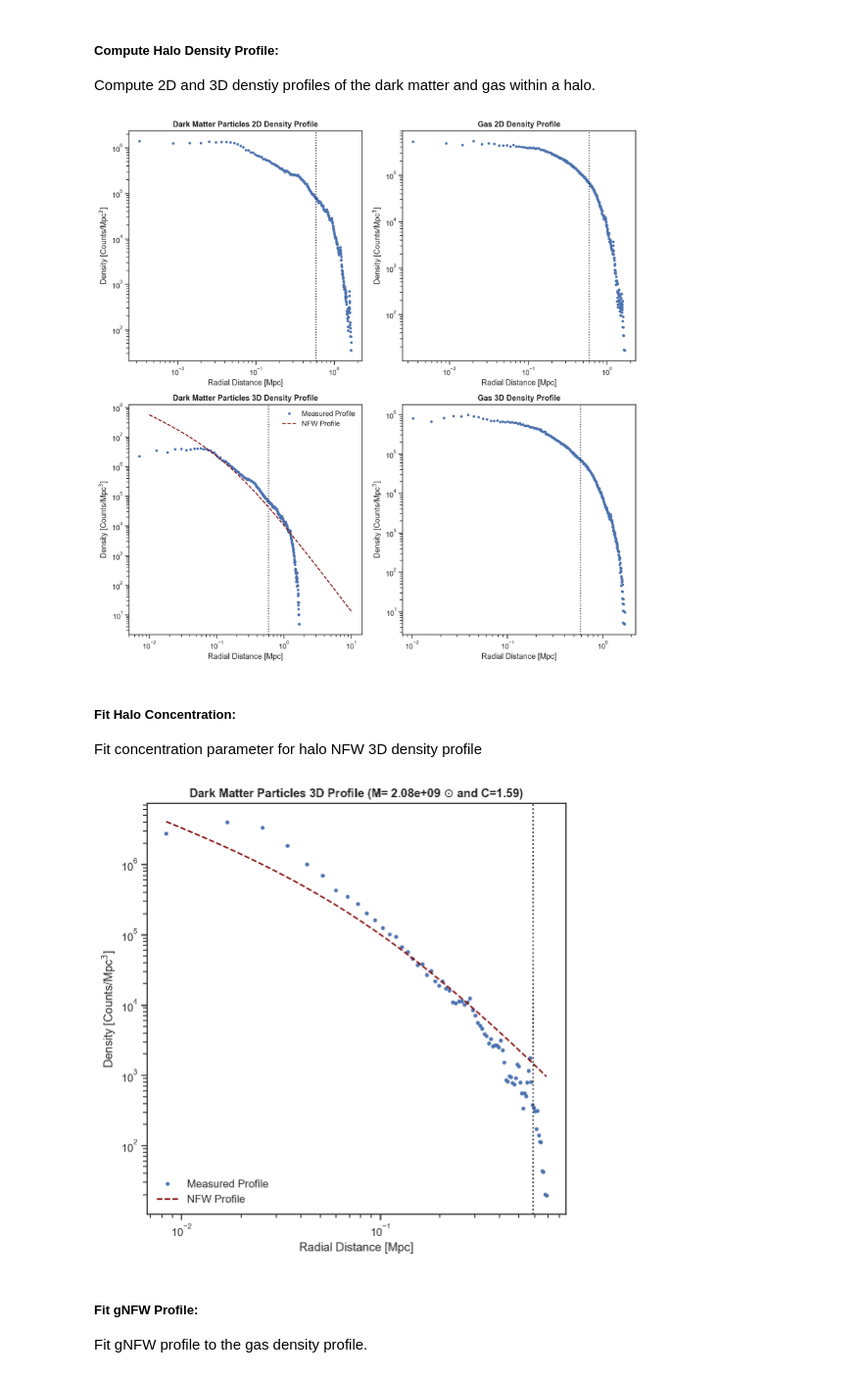
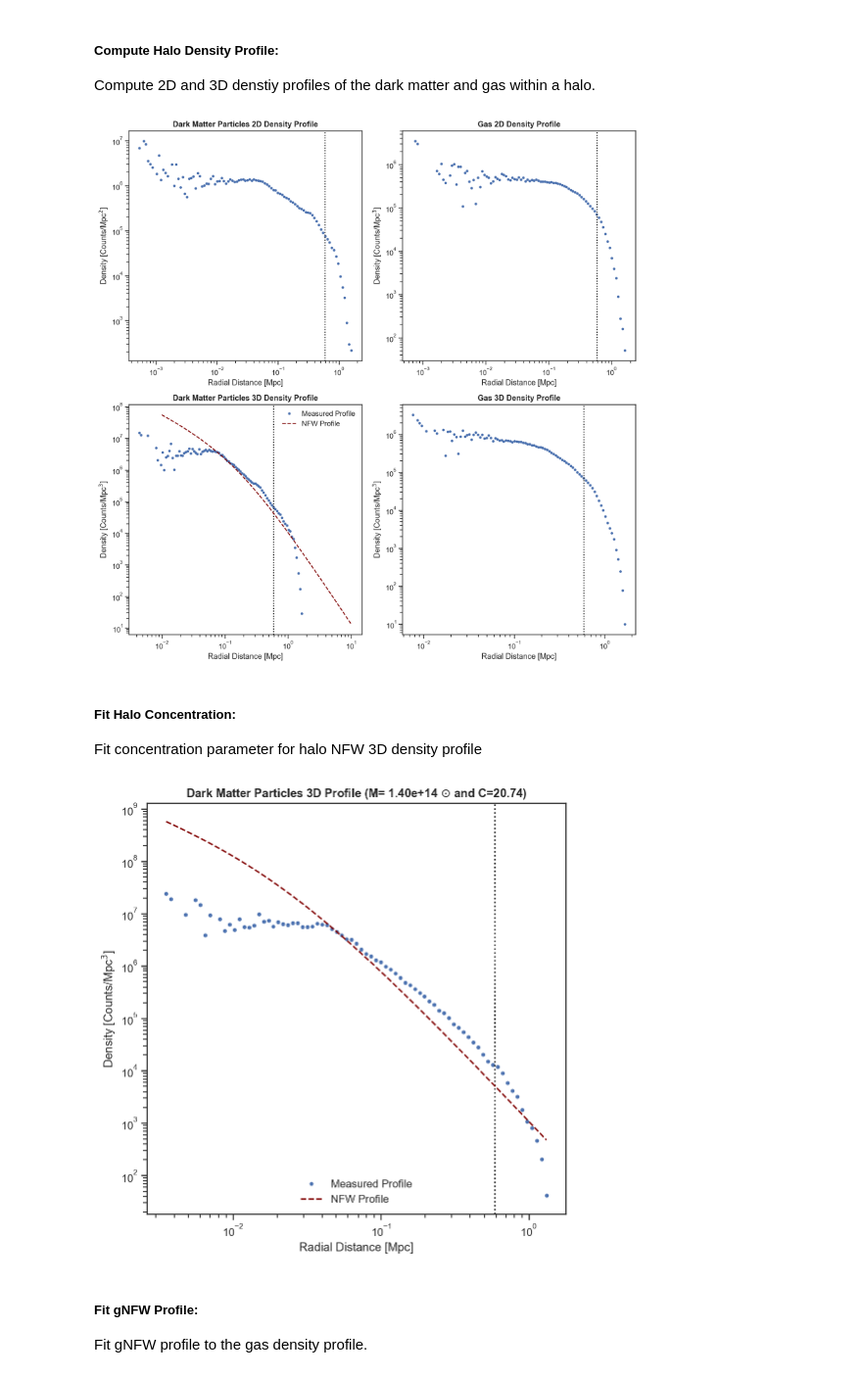
Before and after one commit to samgolds/tng-splashback-measurements, a Jupyter notebook: density_profile_measurements.ipynb, the cells around one changed output. Shown at 98% size. Drawn from its saved outputs; the diff is of its cells as text; code cells hidden in the pictures.

Commit message:
Logarithmic binning, fixed mass measurements, changed mass binning for averaging profiles

```diff
--- a/density_profile_measurements.ipynb
+++ b/density_profile_measurements.ipynb
@@ -48,6 +48,7 @@ redshift = header['Redshift']
 H = cosmo.H(redshift)
 cosmo_col = colossus_cosmo.setCosmology('planck15');
 conv_fac = 100/(H.value*1000) # Multiplicative factor to convert from kpc/h to Mpc
+conv_fac_m = 1000*conv_fac # Multiplicative factor to convert mass units
 
 # Define box boundary vector in Mpc (for period bcs)
 box_bounds = boxsize*conv_fac*np.ones(3)
@@ -135,7 +136,7 @@ class HALO_PROFILE(object):
         self.halo_cm = halo_grp['GroupCM'][halo_ind]*conv_fac
         self._halo_grp = halo_grp
         self.halo_ind = halo_ind
-        self.halo_M_Crit200 = self._halo_grp['Group_M_Crit200'][self.halo_ind]*10**10*conv_fac
+        self.halo_M_Crit200 = self._halo_grp['Group_M_Crit200'][self.halo_ind]*10**10*conv_fac_m
 
         # Load gas and dark mattter halos
         halo_gas = il.snapshot.loadHalo(basePath, snapshot_ind, halo_ind, 'gas')
@@ -146,7 +147,7 @@ class HALO_PROFILE(object):
         self.R_mean_200 = halo_grp['Group_R_Mean200'][snapshot_ind]*conv_fac
 
 
-        n_bins = 300
+        n_bins = 100
         self.dm_2d_profile = self.compute_2D_density_profile(self.halo_dm_pos[:, 0:2], n_bins)
         self.dm_3d_profile = self.compute_3D_density_profile(self.halo_dm_pos, n_bins)
         self.gas_2d_profile = self.compute_2D_density_profile(self.halo_gas_pos[:, 0:2], n_bins)
@@ -172,8 +173,11 @@ class HALO_PROFILE(object):
                        dev-box_bounds[0:2], dev) # Account for period boundary condtions
         r = np.linalg.norm(dev, axis=1)
 
-        counts, r_edges = np.histogram(r, n_res)
-        dr = r_edges[1]-r_edges[0]
+        bins = np.logspace(np.log10(np.min(r)), np.log10(np.max(r)),
+                           n_res)
+        counts, r_edges = np.histogram(r, bins=bins)
+
+        dr = np.diff(r_edges)
 
         average_bin_radius = 1/2*(r_edges[1:]+r_edges[0:-1])
         dA = 2*np.pi*average_bin_radius*dr
@@ -183,7 +187,7 @@ class HALO_PROFILE(object):
         return average_bin_radius, sigma
 
 
-    def compute_3D_density_profile(self, positions, n_res):
+    def compute_3D_density_profile(self, positions, n_bins):
         """
         Inputs:
         positions (n*3 array): x, y, and z positions of particles
@@ -202,8 +206,11 @@ class HALO_PROFILE(object):
                        dev - box_bounds, dev) # Account for period boundary condtions
         r = np.linalg.norm(dev, axis=1)
 
-        counts, r_edges = np.histogram(r, n_res)
-        dr = r_edges[1]-r_edges[0]
+        bins = np.logspace(np.log10(np.min(r)), np.log10(np.max(r)),
+                           n_bins)
+        counts, r_edges = np.histogram(r, bins=bins)
+
+        dr = np.diff(r_edges)
 
         average_bin_radius = 1/2*(r_edges[1:]+r_edges[0:-1])
         dV = 4*np.pi*average_bin_radius**2*dr
@@ -219,7 +226,7 @@ class HALO_PROFILE(object):
 
         cvir = 5
         z = redshift
-        p_nfw = profile_nfw.NFWProfile(M = self.halo_M_Crit200/conv_fac,
+        p_nfw = profile_nfw.NFWProfile(M = self.halo_M_Crit200/conv_fac_m,
                                        c = cvir, z = z, mdef = '200c')
         rho_nfw = p_nfw.density(r)
 
@@ -281,13 +288,13 @@ plt.yscale("log")
 
 plt.tight_layout()
 # %% [output]
-[figure, old version]
+[figure, new version]
 # %% [markdown]
 ##### **Fit Halo Concentration:**
 
 Fit concentration parameter for halo NFW 3D density profile
 # %%
-halo = HALO_PROFILE(halo_grp, halo_ind=900)
+halo = HALO_PROFILE(halo_grp, halo_ind=50)
 
 halo.recompute_profiles(80)
 # Determine optimal concentration
@@ -297,51 +304,55 @@ def chi_2_NFW(c, input_halo):
     # Get profile measurement of halo
     r, rho_true = input_halo.dm_3d_profile[0:2]
 
+    # Only fit for distance scales above 0.05 Mpc
+    fit_ind = np.where(r >0.05)
+    r = r[fit_ind]
+    rho_true = rho_true[fit_ind]
+
     # Compute nfw profile
-    p_nfw = profile_nfw.NFWProfile(M = input_halo.halo_M_Crit200/conv_fac,
+    p_nfw = profile_nfw.NFWProfile(M = input_halo.halo_M_Crit200/conv_fac_m,
                                    c = c, z = redshift, mdef = '200c')
     rho_nfw = p_nfw.density(r/conv_fac)
 
     return np.sum((rho_nfw-rho_true)**2)
 
-res = scipy.optimize.minimize(chi_2_NFW, x0=[5], args=halo)
-
+res = scipy.optimize.minimize(chi_2_NFW, x0=[5], args=halo, bounds=[(10**-5, None)])
 c_opt = res.x
 
 # Determine r range for nfw computation
 r_min = np.log10(np.min(halo.dm_3d_profile[0]))
 r_max = np.log10(np.max(halo.dm_3d_profile[0]))
 r = np.logspace(r_min, r_max, 1000)/conv_fac
 # Compute profile
 
 z = redshift
-p_nfw = profile_nfw.NFWProfile(M = halo.halo_M_Crit200/conv_fac,
+p_nfw = profile_nfw.NFWProfile(M = halo.halo_M_Crit200/conv_fac_m,
                                c = c_opt, z = z, mdef = '200c')
 rho_nfw = p_nfw.density(r)
 
 plt.figure(figsize=(7,7))
 plt.plot(halo.dm_3d_profile[0], halo.dm_3d_profile[1],'.',
          label="Measured Profile")
 plt.axvline(halo.R_mean_200, color="k", linestyle=":")
 
 plt.plot(r*conv_fac, rho_nfw, '--',
          color="Maroon", label = 'NFW Profile')
 
-halo_mass = halo_grp['GroupMass'][halo_ind]*10**10*conv_fac
+halo_mass = halo_grp['GroupMass'][halo_ind]*10**10*conv_fac_m
 plt.title("Dark Matter Particles 3D Profile"+
           r" (M= {:.2e} $\odot $ and C={:.2f})".format(halo_mass, c_opt[0]),
           fontweight="bold")
 plt.xlabel("Radial Distance [Mpc]")
 plt.ylabel("Density [Counts/Mpc$^3$]")
 
 # Add halo parameters
 plt.legend(frameon=False)
 plt.xscale("log")
 plt.yscale("log")
 
 plt.tight_layout()
 # %% [output]
-[figure, old version]
+[figure, new version]
 # %% [markdown]
 ##### **Fit gNFW Profile:**
 Fit gNFW profile to the gas density profile.
```
Also changed, not shown: parts of 3 cells of this notebook.
